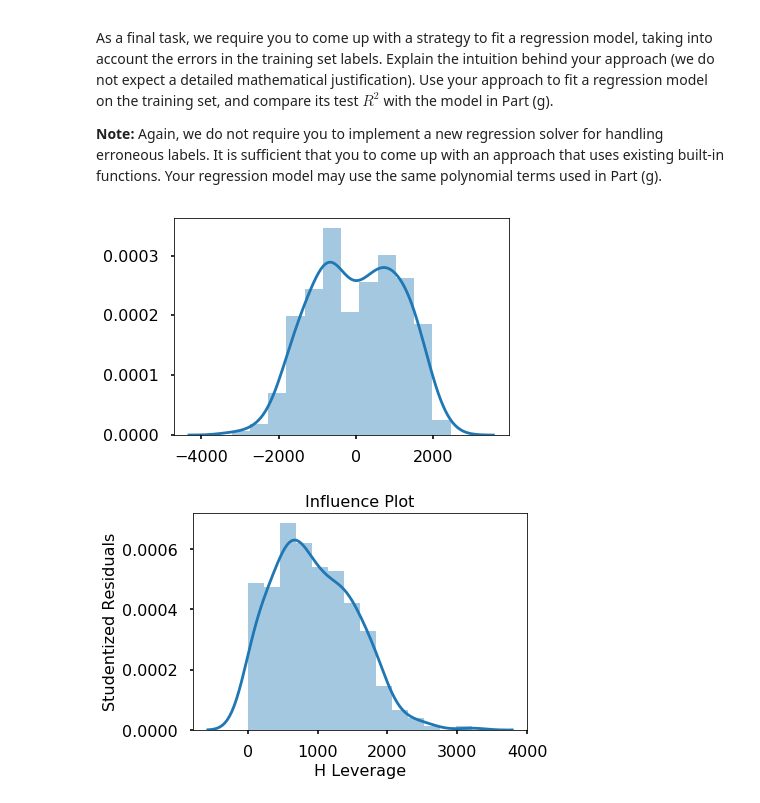
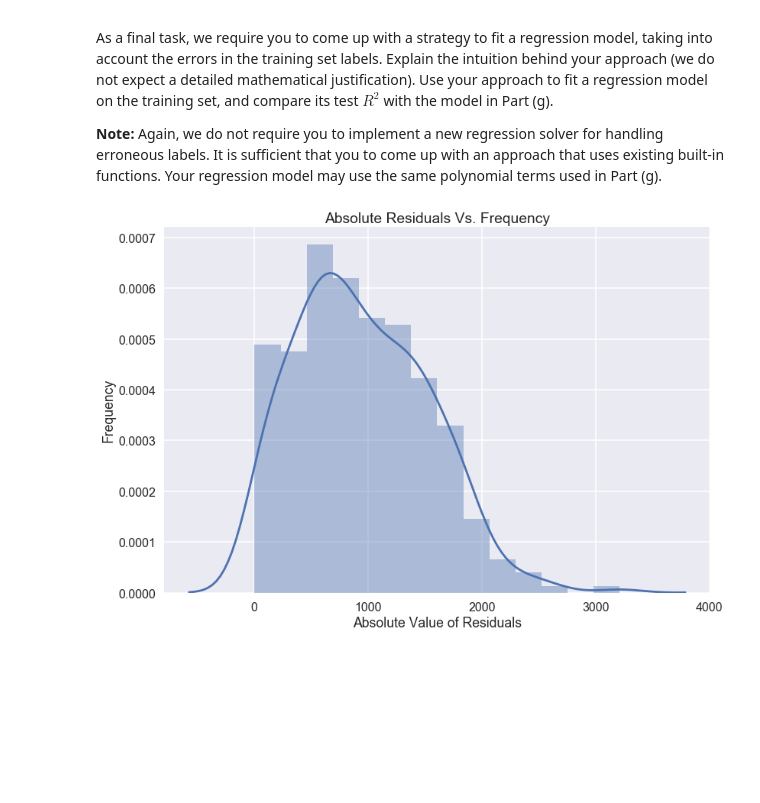
Before and after one commit to EverettSussman/CS109HW4, a Jupyter notebook: cs109a_hw4.ipynb, the cells around one changed output. Drawn from its saved outputs; the diff is of its cells as text; code cells hidden in the pictures; blank space fills up the shorter version.

```diff
--- a/cs109a_hw4.ipynb
+++ b/cs109a_hw4.ipynb
@@ -555,17 +594,18 @@ As a final task, we require you to come up with a strategy to fit a regression m
 
 **Note:** Again, we do not require you to implement a new regression solver for handling erroneous labels. It is sufficient that you to come up with an approach that uses existing built-in functions. Your regression model may use the same polynomial terms used in Part (g).
 # %%
-# your code here
+# identify absolute error
+
 multModel = sm.OLS(yTrain, multTrainPredict).fit()
 yHatTrain = multModel.predict(multTrainPredict)
 
+errors =  yTrain - yHatTrain
+abserrors = np.array(abs(errors))
+
 fig, ax = plt.subplots(1)
-
-errors =  yTrain - yHatTrain
-ax = sns.distplot(errors)
+ax.set_title("Absolute Residuals Vs. Frequency")
+ax.set_ylabel("Frequency")
+ax.set_xlabel("Absolute Value of Residuals")
+sns.distplot(abserrors)
 # %% [output]
-[figure, old version]
+[figure, new version]
-# %%
-sm.graphics.influence_plot(multModel, alpha  = 0.05, ax = ax, criterion="cooks")
-# %% [output]
-[figure, removed]
```
Also changed, not shown: parts of 30 cells of this notebook.
